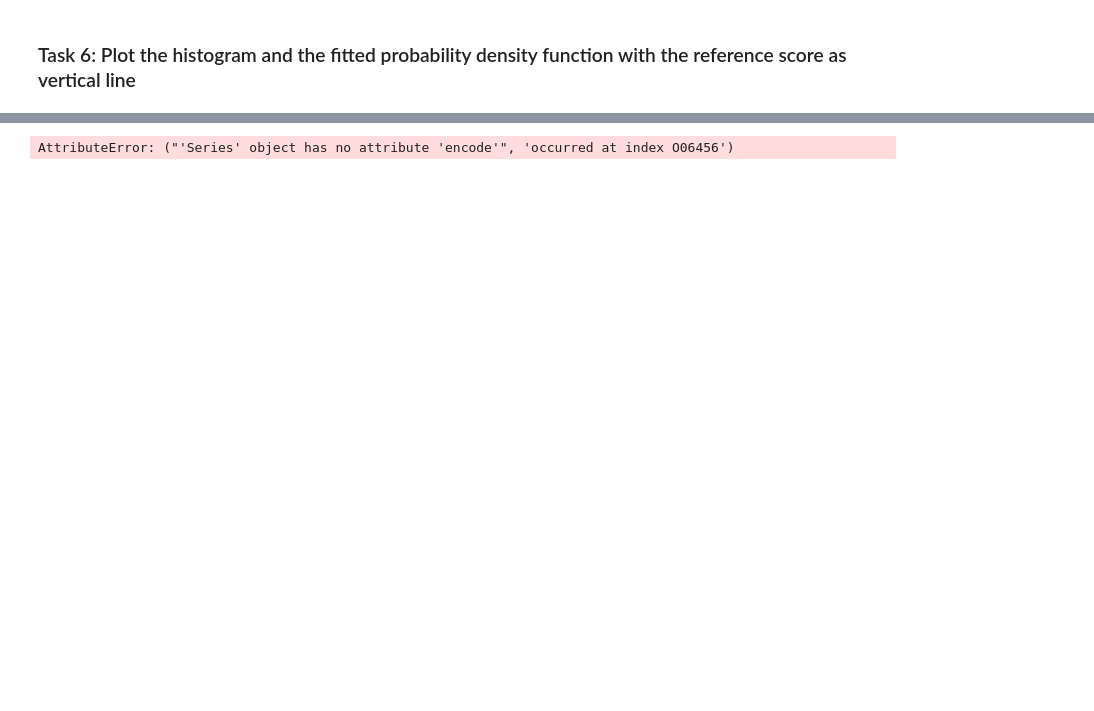
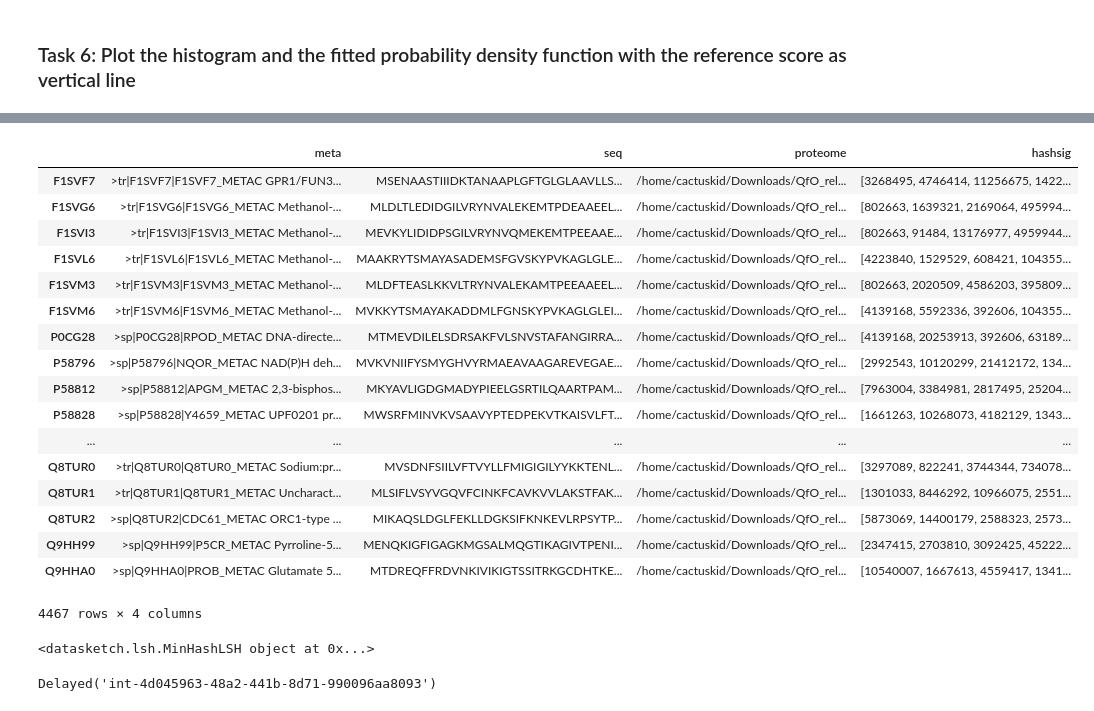
Before and after one commit to cactuskid/orthopipeline, a Jupyter notebook: minhash_orthopipeline.ipynb, the cells around one changed output, grey strips where cells are left out. Cells and saved outputs as stored; diff of their text form; code cells hidden in the pictures; blank space fills up the shorter version.

```diff
--- a/minhash_orthopipeline.ipynb
+++ b/minhash_orthopipeline.ipynb
@@ -393,22 +393,10 @@ import dask.dataframe as dd
 import pandas as pd
 import dask
 import glob
-'''
+
 from dask.distributed import Client, LocalCluster
 cluster = LocalCluster()
 client = Client(cluster)
-'''
-
-
-#we can use a sharded redis to scale
-#pickle lsh to distribute to processes
-'''lsh = MinHashLSH(
-   threshold=0.03, num_perm=128, storage_config={
-      'type': 'redis',
-      'redis': {'host': 'localhost', 'port': 6379}
-   })
-'''
-
 
 #generate a dataframe from all the proteomes using delayed objects
 @dask.delayed
@@ -434,11 +422,12 @@ def return_subdataframe(fastafile):
 proteomes = []
 files = glob.glob('/home/cactuskid/Downloads/QfO_release_2019_04/Archaea/*.fasta')
 print(files)
-for f in files:
-    proteomes.append(return_subdataframe(f))
+for f in files[0:2]:
+    if 'DNA' not in f:
+        proteomes.append(return_subdataframe(f))
 
 #dataframe from delayed objects
-proto = pd.DataFrame( data=None, index=None, columns=['meta', 'seq', 'proteome'] , dtype=str )
+proto = pd.DataFrame( data=None, index=None, columns=['meta', 'seq', 'proteome'] , dtype = str )
 print(proto)
 dd = dask.dataframe.from_delayed( proteomes , meta= proto )
 
@@ -460,8 +466,59 @@ Dask Name: from-delayed, 28 tasks
 # %%
 #calculate all hashes of kmers in parallel
-dd['hashsig'] = dd['seq'].map( gendigest)
-dd.compute()
+
+proto = pd.Series( data = None, index = None , dtype = object)
+dd['hashsig'] = dd['seq'].map( gendigest , meta= proto)
+dd.compute(client=client)
 # %% [output]
+|  | meta | seq | proteome | hashsig |
+| F1SVF7 | >tr|F1SVF7|F1SVF7_METAC GPR1/FUN3... | MSENAASTIIIDKTANAAPLGFTGLGLAAVLLS... | /home/cactuskid/Downloads/QfO_rel... | [3268495, 4746414, 11256675, 1422... |
+| F1SVG6 | >tr|F1SVG6|F1SVG6_METAC Methanol-... | MLDLTLEDIDGILVRYNVALEKEMTPDEAAEEL... | /home/cactuskid/Downloads/QfO_rel... | [802663, 1639321, 2169064, 495994... |
+| F1SVI3 | >tr|F1SVI3|F1SVI3_METAC Methanol-... | MEVKYLIDIDPSGILVRYNVQMEKEMTPEEAAE... | /home/cactuskid/Downloads/QfO_rel... | [802663, 91484, 13176977, 4959944... |
+| F1SVL6 | >tr|F1SVL6|F1SVL6_METAC Methanol-... | MAAKRYTSMAYASADEMSFGVSKYPVKAGLGLE... | /home/cactuskid/Downloads/QfO_rel... | [4223840, 1529529, 608421, 104355... |
+| F1SVM3 | >tr|F1SVM3|F1SVM3_METAC Methanol-... | MLDFTEASLKKVLTRYNVALEKAMTPEEAAEEL... | /home/cactuskid/Downloads/QfO_rel... | [802663, 2020509, 4586203, 395809... |
+| F1SVM6 | >tr|F1SVM6|F1SVM6_METAC Methanol-... | MVKKYTSMAYAKADDMLFGNSKYPVKAGLGLEI... | /home/cactuskid/Downloads/QfO_rel... | [4139168, 5592336, 392606, 104355... |
+| P0CG28 | >sp|P0CG28|RPOD_METAC DNA-directe... | MTMEVDILELSDRSAKFVLSNVSTAFANGIRRA... | /home/cactuskid/Downloads/QfO_rel... | [4139168, 20253913, 392606, 63189... |
+| P58796 | >sp|P58796|NQOR_METAC NAD(P)H deh... | MVKVNIIFYSMYGHVYRMAEAVAAGAREVEGAE... | /home/cactuskid/Downloads/QfO_rel... | [2992543, 10120299, 21412172, 134... |
+| P58812 | >sp|P58812|APGM_METAC 2,3-bisphos... | MKYAVLIGDGMADYPIEELGSRTILQAARTPAM... | /home/cactuskid/Downloads/QfO_rel... | [7963004, 3384981, 2817495, 25204... |
+| P58828 | >sp|P58828|Y4659_METAC UPF0201 pr... | MWSRFMINVKVSAAVYPTEDPEKVTKAISVLFT... | /home/cactuskid/Downloads/QfO_rel... | [1661263, 10268073, 4182129, 1343... |
+| ... | ... | ... | ... | ... |
+| Q8TUR0 | >tr|Q8TUR0|Q8TUR0_METAC Sodium:pr... | MVSDNFSIILVFTVYLLFMIGIGILYYKKTENL... | /home/cactuskid/Downloads/QfO_rel... | [3297089, 822241, 3744344, 734078... |
+| Q8TUR1 | >tr|Q8TUR1|Q8TUR1_METAC Uncharact... | MLSIFLVSYVGQVFCINKFCAVKVVLAKSTFAK... | /home/cactuskid/Downloads/QfO_rel... | [1301033, 8446292, 10966075, 2551... |
+| Q8TUR2 | >sp|Q8TUR2|CDC61_METAC ORC1-type ... | MIKAQSLDGLFEKLLDGKSIFKNKEVLRPSYTP... | /home/cactuskid/Downloads/QfO_rel... | [5873069, 14400179, 2588323, 2573... |
+| Q9HH99 | >sp|Q9HH99|P5CR_METAC Pyrroline-5... | MENQKIGFIGAGKMGSALMQGTIKAGIVTPENI... | /home/cactuskid/Downloads/QfO_rel... | [2347415, 2703810, 3092425, 45222... |
+| Q9HHA0 | >sp|Q9HHA0|PROB_METAC Glutamate 5... | MTDREQFFRDVNKIVIKIGTSSITRKGCDHTKE... | /home/cactuskid/Downloads/QfO_rel... | [10540007, 1667613, 4559417, 1341... |
-AttributeError: ("'Series' object has no attribute 'encode'", 'occurred at index O06456')
+4467 rows × 4 columns
+# %%
+from functools import partial
+
+
+lsh = MinHashLSH(
+   threshold=0.03, num_perm=128, storage_config={
+      'type': 'redis',
+      'redis': {'host': 'localhost', 'port': 6379}
+   })
+print(lsh)
+# %% [output]
+<datasketch.lsh.MinHashLSH object at 0x...>
+# %%
+nseqs = dd.shape[0]
+print(nseqs)
+
+def insert_sig(lsh,nperm=128):
+    #load hash signature into minhash obj
+
+    ID, hashsig = row
+    h1 = MinHash( nperm= nperm , hashvalues= hashsig )
+    lsh.insert(ID , h1 , check_duplication = False)
+
+    return True
+#use workers to insert into lsh
+proto = pd.Series( data = None, index = None , dtype = bool)
+insert2lsh = partial( insert_sig , lsh= lsh)
+
+dd['inserted'] = dd['hashsig'].apply(insert_sig , axis =1 , meta = proto )
+dd.compute()
+# %% [output]
+Delayed('int-4d045963-48a2-441b-8d71-990096aa8093')
 # %%
 
```
Also changed, not shown: parts of 8 cells of this notebook.
